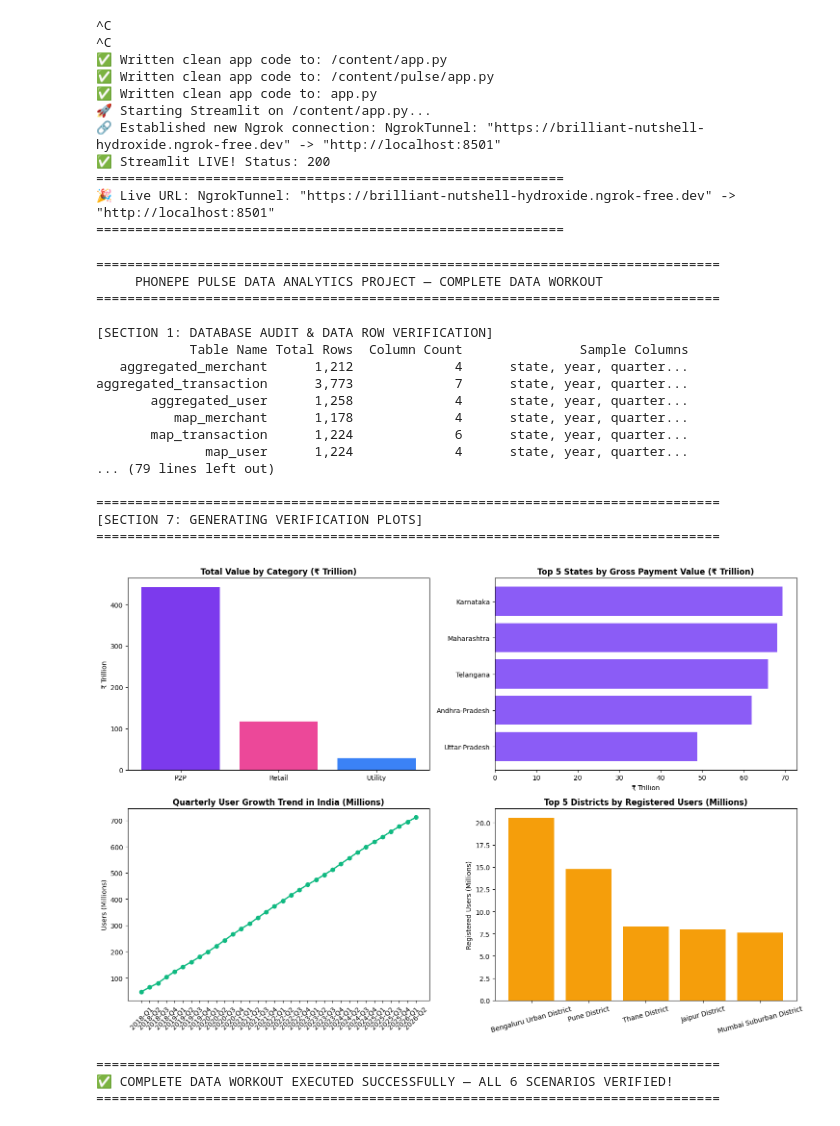
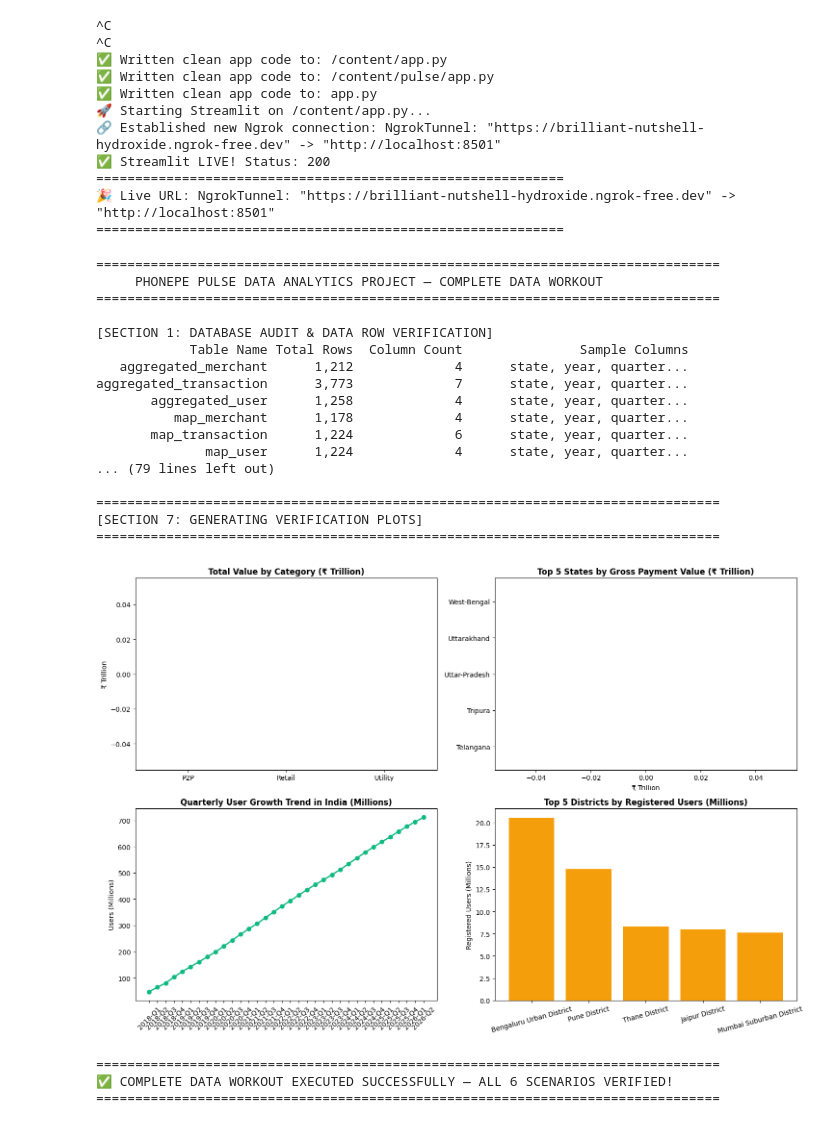
Before and after one commit to mohammed-Noufal-M/guvi_Phonepe_pulse, a Jupyter notebook: Phonepay_pulse.ipynb, the cells around one changed output. Drawn from its saved outputs; the diff is of its cells as text; code cells hidden in the pictures.

```diff
--- a/Phonepay_pulse.ipynb
+++ b/Phonepay_pulse.ipynb
@@ -741,9 +740,6 @@ print("="*60)
 🎉 Live URL: NgrokTunnel: "https://brilliant-nutshell-hydroxide.ngrok-free.dev" -> "http://localhost:8501"
 ============================================================
 # %%
-# PROJECT WORKOUT: EXPLORATORY DATA ANALYSIS & STATISTICS
-# End-to-End Analytical Workout for PhonePe Pulse Report
-
 import sqlite3
 import pandas as pd
 import numpy as np
@@ -892,12 +888,14 @@ fig, axes = plt.subplots(2, 2, figsize=(15, 10))
 
 # Plot 1: Category Value Breakdown
 df_cat_plot = pd.read_sql("SELECT transaction_type, SUM(transaction_amount)/1e12 AS amt_t FROM aggregated_transaction WHERE state='india' GROUP BY transaction_type;", conn)
+df_cat_plot['amt_t'] = df_cat_plot['amt_t'].fillna(0) # Fix: Replace None/NaN with 0
 axes[0, 0].bar(df_cat_plot['transaction_type'], df_cat_plot['amt_t'], color=['#7c3aed', '#ec4899', '#3b82f6'])
 axes[0, 0].set_title("Total Value by Category (₹ Trillion)", fontsize=12, fontweight='bold')
 axes[0, 0].set_ylabel("₹ Trillion")
 
 # Plot 2: Top 5 States by Value
 df_st_plot = pd.read_sql("SELECT state, SUM(transaction_amount)/1e12 AS amt_t FROM aggregated_transaction WHERE state!='india' GROUP BY state ORDER BY amt_t DESC LIMIT 5;", conn)
+df_st_plot['amt_t'] = df_st_plot['amt_t'].fillna(0) # Fix: Replace None/NaN with 0
 axes[0, 1].barh(df_st_plot['state'].str.title(), df_st_plot['amt_t'], color='#8b5cf6')
 axes[0, 1].invert_yaxis()
 axes[0, 1].set_title("Top 5 States by Gross Payment Value (₹ Trillion)", fontsize=12, fontweight='bold')
@@ -916,34 +914,34 @@ df_ud_plot = pd.read_sql("SELECT entity_name, MAX(registered_users)/1e6 AS users
 axes[1, 1].bar(df_ud_plot['entity_name'].str.title(), df_ud_plot['users_m'], color='#f59e0b')
 axes[1, 1].set_title("Top 5 Districts by Registered Users (Millions)", fontsize=12, fontweight='bold')
 axes[1, 1].set_ylabel("Registered Users (Millions)")
 axes[1, 1].tick_params(axis='x', rotation=15)
 
 plt.tight_layout()
 plt.show()
 
 print("\n" + "=" * 80)
 print("✅ COMPLETE DATA WORKOUT EXECUTED SUCCESSFULLY — ALL 6 SCENARIOS VERIFIED!")
 print("=" * 80)
 conn.close()
 # %% [output]
 ================================================================================
      PHONEPE PULSE DATA ANALYTICS PROJECT — COMPLETE DATA WORKOUT
 ================================================================================
 
 [SECTION 1: DATABASE AUDIT & DATA ROW VERIFICATION]
             Table Name Total Rows  Column Count               Sample Columns
    aggregated_merchant      1,212             4      state, year, quarter...
 aggregated_transaction      3,773             7      state, year, quarter...
        aggregated_user      1,258             4      state, year, quarter...
           map_merchant      1,178             4      state, year, quarter...
        map_transaction      1,224             6      state, year, quarter...
               map_user      1,224             4      state, year, quarter...
 ... (79 lines left out)
 
 ================================================================================
 [SECTION 7: GENERATING VERIFICATION PLOTS]
 ================================================================================
-[figure, old version]
+[figure, new version]
 ================================================================================
 ✅ COMPLETE DATA WORKOUT EXECUTED SUCCESSFULLY — ALL 6 SCENARIOS VERIFIED!
 ================================================================================
```
Also changed, not shown: parts of 1 cell of this notebook.
